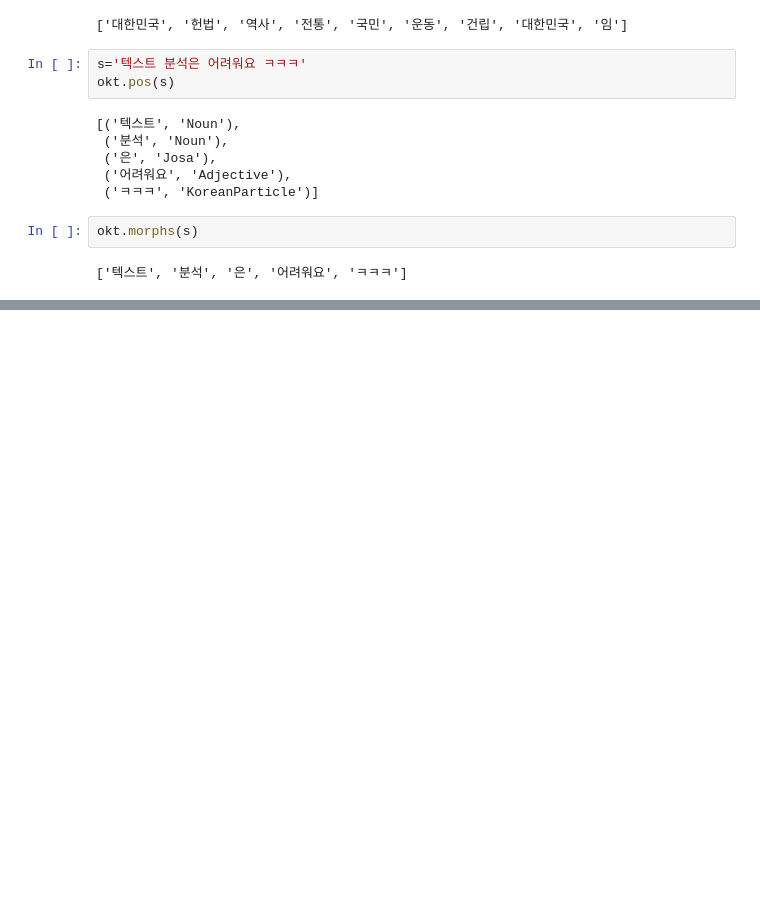
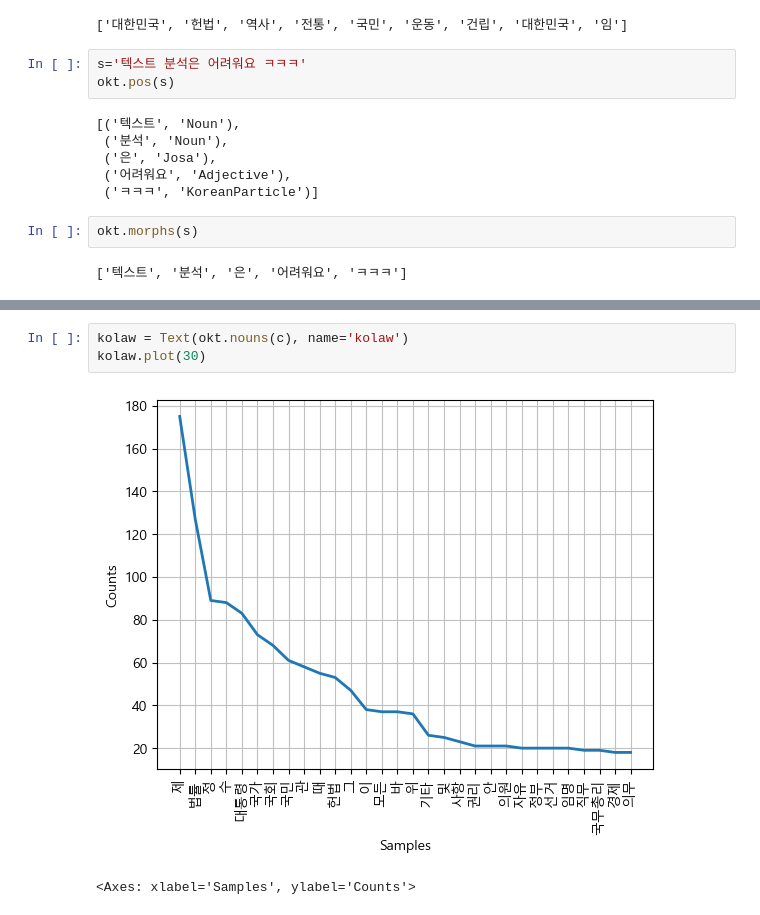
Before and after one commit to Kimohwoo/PythonTest, a Jupyter notebook: nltk.ipynb, the cells around one changed output, grey strips where cells are left out. Saved outputs shown, nothing was run; the diff lists cells and outputs as text; blank space fills up the shorter version.

```diff
--- a/nltk.ipynb
+++ b/nltk.ipynb
@@ -439,0 +448,6 @@ okt.morphs(s)
+# %%
+kolaw = Text(okt.nouns(c), name='kolaw')
+kolaw.plot(30)
+# %% [output]
+[figure, added]
+<Axes: xlabel='Samples', ylabel='Counts'>
```
Also changed, not shown: parts of 12 cells of this notebook, 9 other files.
